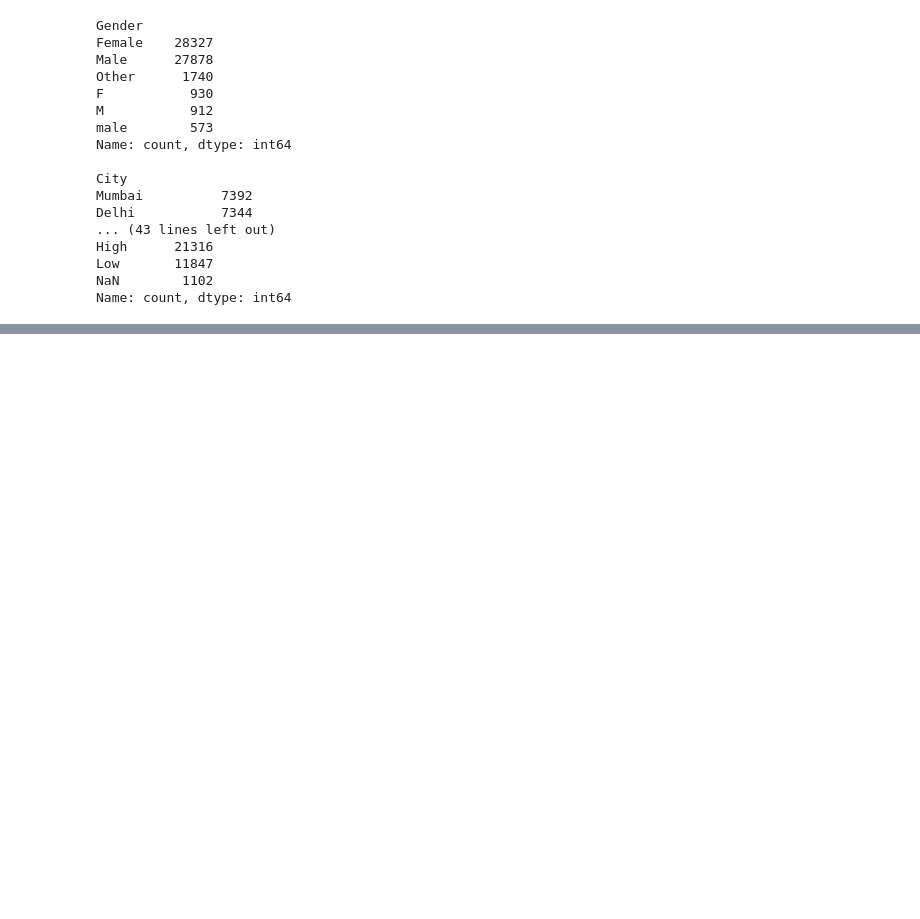
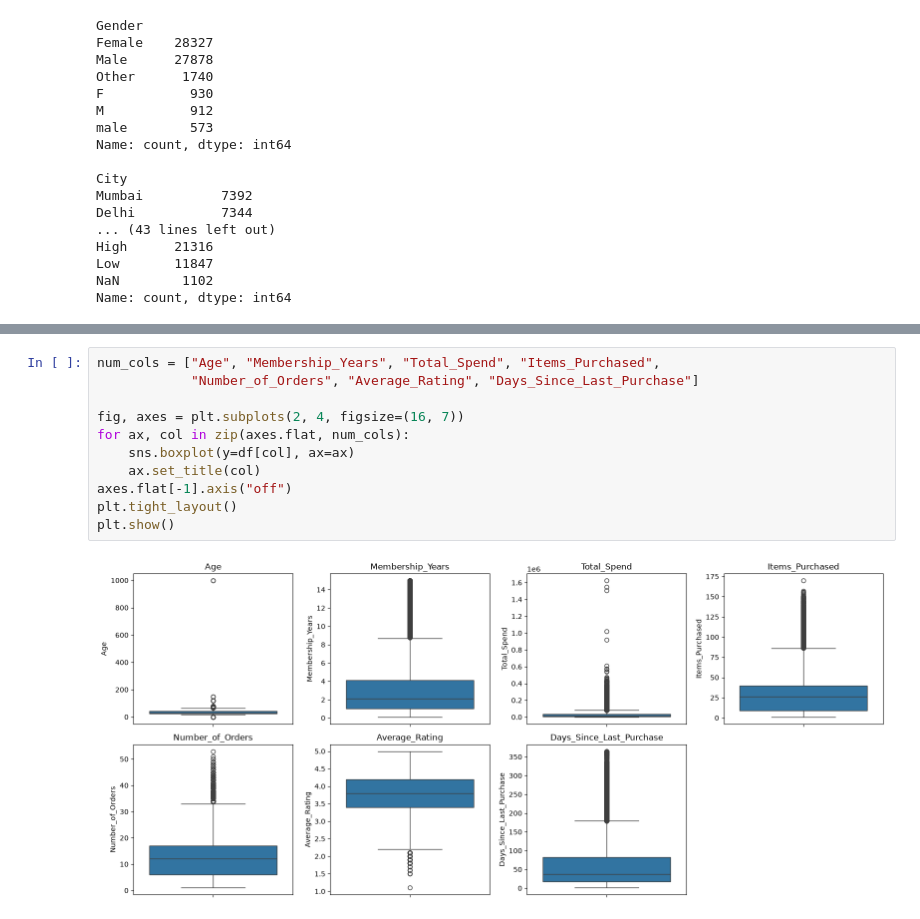
Before and after one commit to Jiya-D/CustomerIQ, a Jupyter notebook: notebooks/01_eda.ipynb, the cells around one changed output, grey strips where cells are left out. Cells and saved outputs as stored; diff of their text form; blank space fills up the shorter version.

```diff
--- a/notebooks/01_eda.ipynb
+++ b/notebooks/01_eda.ipynb
@@ -94,0 +122,13 @@ Name: count, dtype: int64
+# %%
+num_cols = ["Age", "Membership_Years", "Total_Spend", "Items_Purchased",
+            "Number_of_Orders", "Average_Rating", "Days_Since_Last_Purchase"]
+
+fig, axes = plt.subplots(2, 4, figsize=(16, 7))
+for ax, col in zip(axes.flat, num_cols):
+    sns.boxplot(y=df[col], ax=ax)
+    ax.set_title(col)
+axes.flat[-1].axis("off")
+plt.tight_layout()
+plt.show()
+# %% [output]
+[figure, added]
```
Also changed, not shown: parts of 3 cells of this notebook.
